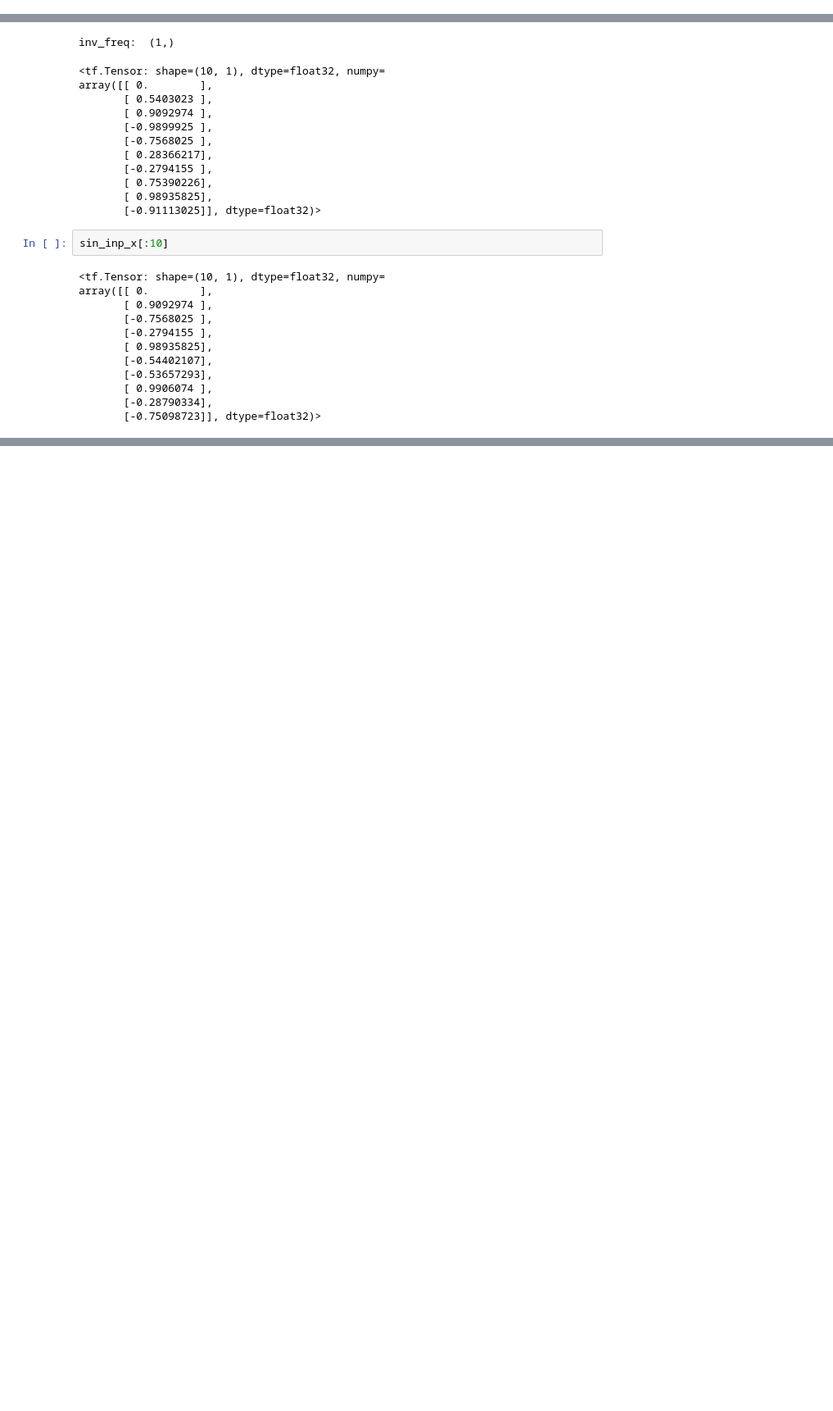
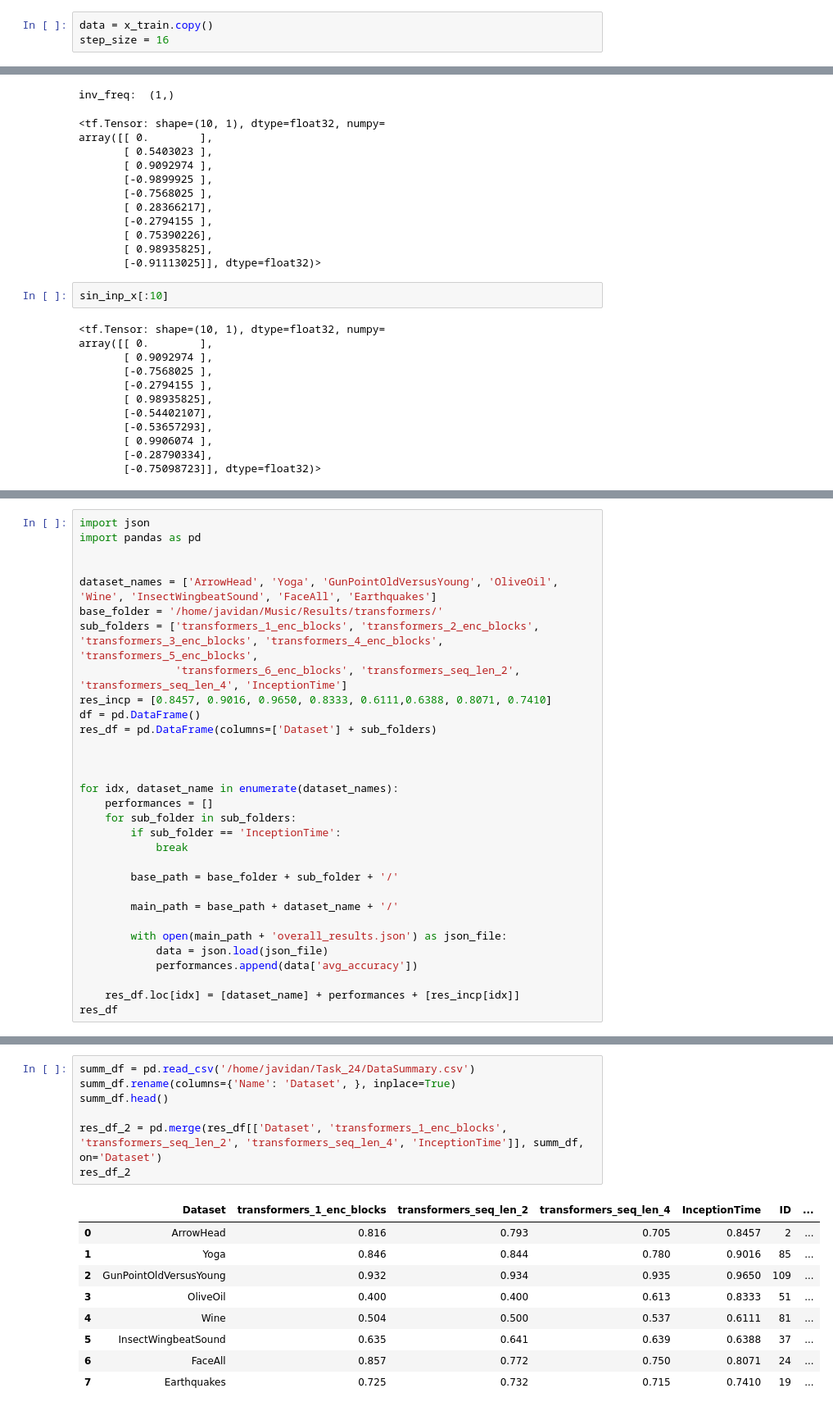
Before and after one commit to JavidanAbdullayev/Transformers_4_TSC, a Jupyter notebook: Tensorflow/main.ipynb, the cells around one changed output, grey strips where cells are left out. Shown at 82% size. Cells and saved outputs as stored; diff of their text form; blank space fills up the shorter version.

```diff
--- a/Tensorflow/main.ipynb
+++ b/Tensorflow/main.ipynb
@@ -11,0 +12,3 @@ x_train.shape
+# %%
+data = x_train.copy()
+step_size = 16
@@ -238,0 +516,31 @@ array([[ 0.        ],
+# %%
+import json
+import pandas as pd
+
+
+dataset_names = ['ArrowHead', 'Yoga', 'GunPointOldVersusYoung', 'OliveOil', 'Wine', 'InsectWingbeatSound', 'FaceAll', 'Earthquakes']
+base_folder = '/home/javidan/Music/Results/transformers/'
+sub_folders = ['transformers_1_enc_blocks', 'transformers_2_enc_blocks', 'transformers_3_enc_blocks', 'transformers_4_enc_blocks', 'transformers_5_enc_blocks',
+               'transformers_6_enc_blocks', 'transformers_seq_len_2', 'transformers_seq_len_4', 'InceptionTime']
+res_incp = [0.8457, 0.9016, 0.9650, 0.8333, 0.6111,0.6388, 0.8071, 0.7410]
+df = pd.DataFrame()
+res_df = pd.DataFrame(columns=['Dataset'] + sub_folders)
+
+
+
+for idx, dataset_name in enumerate(dataset_names):
+    performances = []
+    for sub_folder in sub_folders:
+        if sub_folder == 'InceptionTime':
+            break
+
+        base_path = base_folder + sub_folder + '/'
+
+        main_path = base_path + dataset_name + '/'
+
+        with open(main_path + 'overall_results.json') as json_file:
+            data = json.load(json_file)
+            performances.append(data['avg_accuracy'])
+
+    res_df.loc[idx] = [dataset_name] + performances + [res_incp[idx]]
+res_df
@@ -238,0 +569,17 @@ array([[ 0.        ],
+# %%
+summ_df = pd.read_csv('/home/javidan/Task_24/DataSummary.csv')
+summ_df.rename(columns={'Name': 'Dataset', }, inplace=True)
+summ_df.head()
+
+res_df_2 = pd.merge(res_df[['Dataset', 'transformers_1_enc_blocks', 'transformers_seq_len_2', 'transformers_seq_len_4', 'InceptionTime']], summ_df, on='Dataset')
+res_df_2
+# %% [output]
+|  | Dataset | transformers_1_enc_blocks | transformers_seq_len_2 | transformers_seq_len_4 | InceptionTime | ID | ... |
+| 0 | ArrowHead | 0.816 | 0.793 | 0.705 | 0.8457 | 2 | ... |
+| 1 | Yoga | 0.846 | 0.844 | 0.780 | 0.9016 | 85 | ... |
+| 2 | GunPointOldVersusYoung | 0.932 | 0.934 | 0.935 | 0.9650 | 109 | ... |
+| 3 | OliveOil | 0.400 | 0.400 | 0.613 | 0.8333 | 51 | ... |
+| 4 | Wine | 0.504 | 0.500 | 0.537 | 0.6111 | 81 | ... |
+| 5 | InsectWingbeatSound | 0.635 | 0.641 | 0.639 | 0.6388 | 37 | ... |
+| 6 | FaceAll | 0.857 | 0.772 | 0.750 | 0.8071 | 24 | ... |
+| 7 | Earthquakes | 0.725 | 0.732 | 0.715 | 0.7410 | 19 | ... |
```
Also changed, not shown: parts of 30 cells of this notebook, 43 other files.
